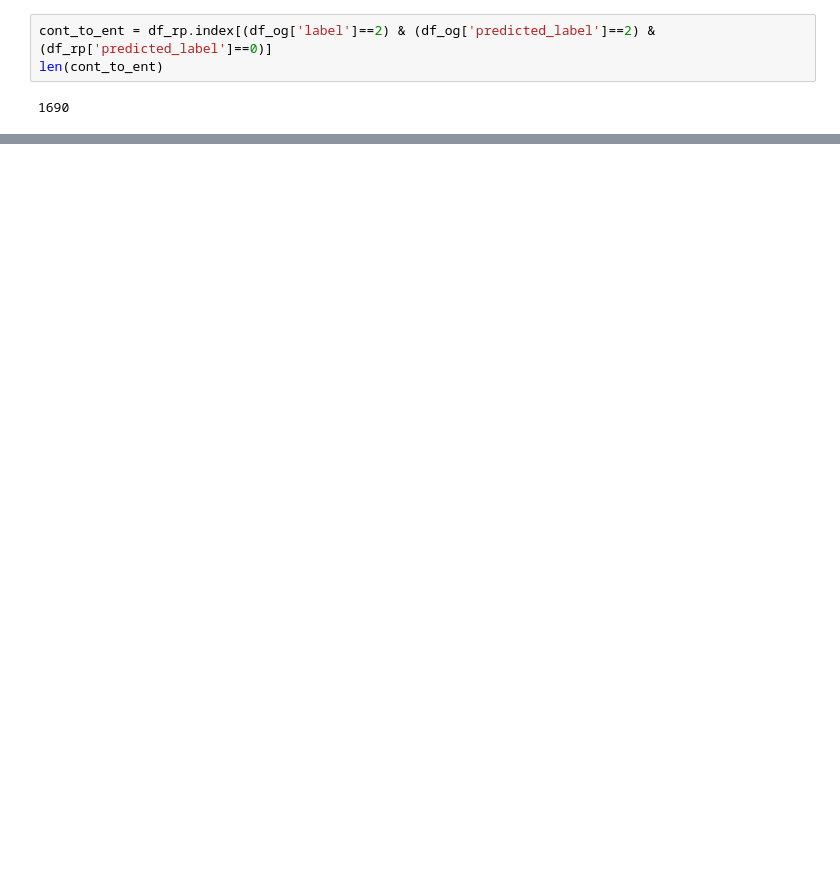
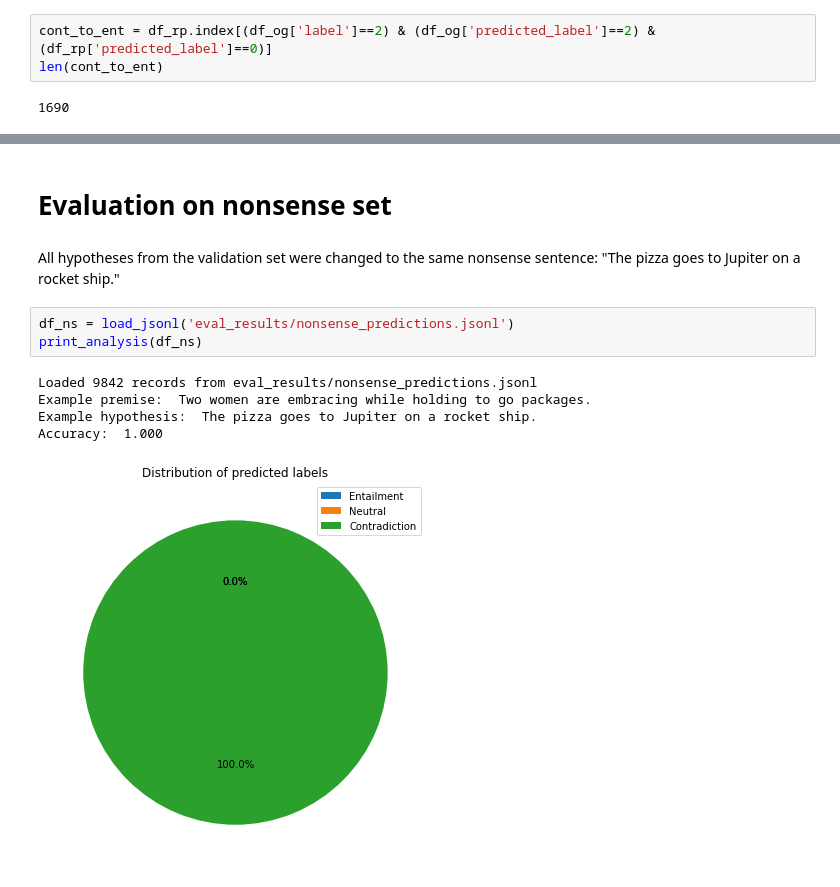
Before and after one commit to emc5ud/fp-dataset-artifacts, a Jupyter notebook: brian/brian-analysis.ipynb, the cells around one changed output, grey strips where cells are left out. Saved outputs shown, nothing was run; the diff lists cells and outputs as text; blank space fills up the shorter version.

Commit message:
added nonsense sets

```diff
--- a/brian/brian-analysis.ipynb
+++ b/brian/brian-analysis.ipynb
@@ -88 +87,14 @@ Repeated hypothesis:  The man hit the camera. The man hit the camera.
 Predicted label:  0
+# %% [markdown]
+# Evaluation on nonsense set
+# %% [markdown]
+All hypotheses from the validation set were changed to the same nonsense sentence: "The pizza goes to Jupiter on a rocket ship."
+# %%
+df_ns = load_jsonl('eval_results/nonsense_predictions.jsonl')
+print_analysis(df_ns)
+# %% [output]
+Loaded 9842 records from eval_results/nonsense_predictions.jsonl
+Example premise:  Two women are embracing while holding to go packages.
+Example hypothesis:  The pizza goes to Jupiter on a rocket ship.
+Accuracy:  1.000
+[figure, added]
```
Also changed, not shown: parts of 22 cells of this notebook, 6 other files.
